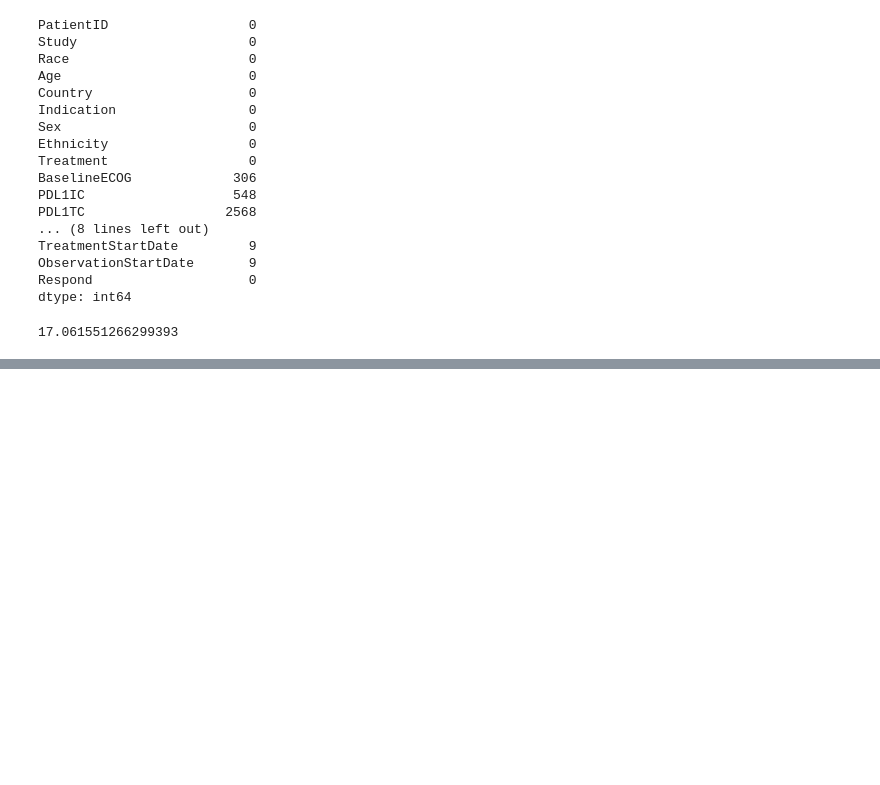
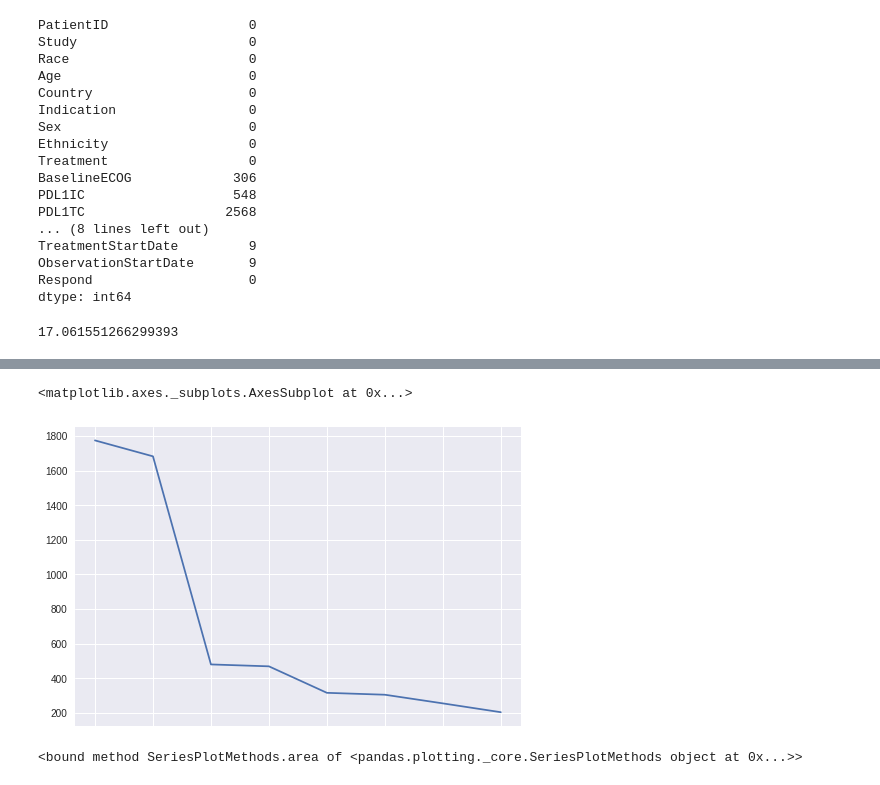
Before and after one commit to rameshmech/ML_hands_on_sessions, a Jupyter notebook: Data_Wrangling.ipynb, the cells around one changed output, grey strips where cells are left out. Cells and saved outputs as stored; diff of their text form; code cells hidden in the pictures; blank space fills up the shorter version.

```diff
--- a/Data_Wrangling.ipynb
+++ b/Data_Wrangling.ipynb
@@ -162,0 +224,9 @@ Name: TreatmentStartDate, Length: 5485, dtype: datetime64[ns]
+# %%
+train_bsl['Country'].value_counts().head(10).plot.line()
+# %% [output]
+<matplotlib.axes._subplots.AxesSubplot at 0x...>
+[figure, added]
+# %%
+train_bsl['Age'].value_counts().head(10).plot.area
+# %% [output]
+<bound method SeriesPlotMethods.area of <pandas.plotting._core.SeriesPlotMethods object at 0x...>>
```
Also changed, not shown: parts of 42 cells of this notebook.
